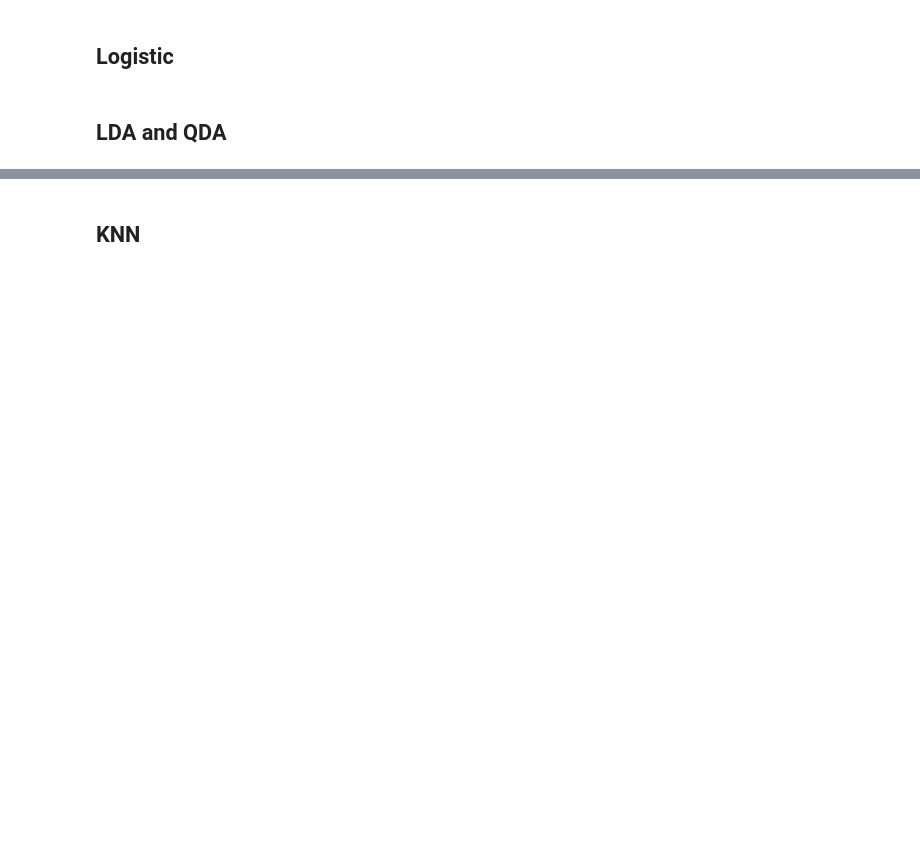
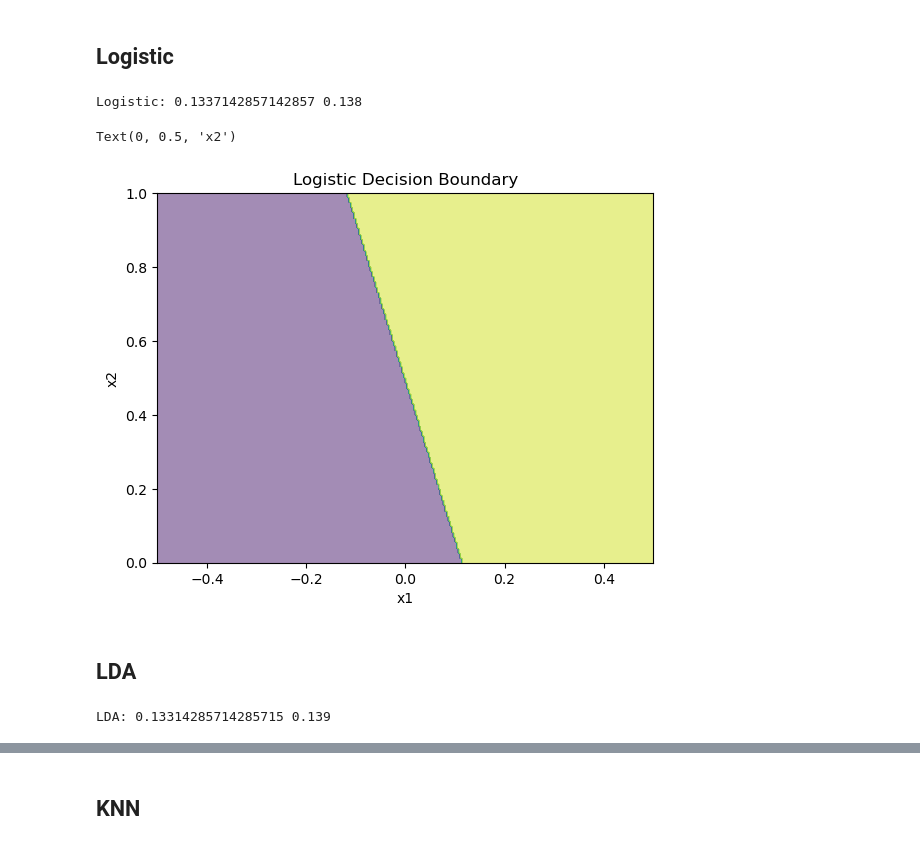
Before and after one commit to gideonsimpson/Math_318_2026, a Jupyter notebook: lectures/Feb18lecture.ipynb, the cells around one changed output, grey strips where cells are left out. Drawn from its saved outputs; the diff is of its cells as text; code cells hidden in the pictures; blank space fills up the shorter version.

```diff
--- a/lectures/Feb18lecture.ipynb
+++ b/lectures/Feb18lecture.ipynb
@@ -139,4 +144,60 @@ ax.legend()
+# %%
+train_df = nonlinear_df.sample(frac=0.7, random_state=123)   # 70% train
+test_df  = nonlinear_df.drop(train_df.index)                 # 30% test
 # %% [markdown]
 ## Logistic
+# %%
+# train and test logistic
+design = MS(['x1', 'x2'], intercept=True)
+X_train= design.fit_transform(train_df)
+X_test = design.transform(test_df)
+model = sm.GLM(train_df['class'], X_train, family=sm.families.Binomial())
+logistic = model.fit()
+
+prob_ = logistic.predict(X_train)
+logistic_pred_train = (prob_ > 0.5).astype(int)
+prob_ = logistic.predict(X_test)
+logistic_pred_test = (prob_ > 0.5).astype(int)
+
+print('Logistic:', np.mean(logistic_pred_train != train_df['class']),  np.mean(logistic_pred_test != test_df['class']))
+# %% [output]
+Logistic: 0.1337142857142857 0.138
+# %%
+x1_min, x1_max = -0.5, 0.5
+x2_min, x2_max = 0.0, 1.0
+xx1, xx2 = np.meshgrid(
+    np.linspace(x1_min, x1_max, 300),
+    np.linspace(x2_min, x2_max, 300),
+)
+grid = pd.DataFrame({"x1": xx1.ravel(), "x2": xx2.ravel()})
+X_grid = design.transform(grid)
+
+prob_ = logistic.predict(X_grid).to_numpy().reshape(xx1.shape)
+pred_logistic = (prob_>0.5).astype(int) #.reshape(xx1.shape)
+
+fig, axes = plt.subplots()
+
+axes.contourf(xx1, xx2, pred_logistic, alpha=0.5, cmap="viridis")
+# axes.scatter(df["x1"], df["x2"], c=df["class"], s=5, alpha=0.6, cmap="viridis")
+axes.set_title("Logistic Decision Boundary")
+axes.set_xlabel("x1")
+axes.set_ylabel("x2")
+# %% [output]
+Text(0, 0.5, 'x2')
+[figure, added]
 # %% [markdown]
-## LDA and QDA
+## LDA
+# %%
+design = MS(['x1', 'x2'], intercept=False)
+X_train= design.fit_transform(train_df)
+X_test = design.transform(test_df)
+
+lda = LDA()
+lda.fit(X_train, train_df['class'])
+
+pred_train_lda = lda.predict(X_train)
+pred_test_lda = lda.predict(X_test)
+
+print('LDA:', np.mean(pred_train_lda != train_df['class']), np.mean(pred_test_lda != test_df['class']))
+# %% [output]
+LDA: 0.13314285714285715 0.139
```
Also changed, not shown: parts of 27 cells of this notebook, 3 other files.
